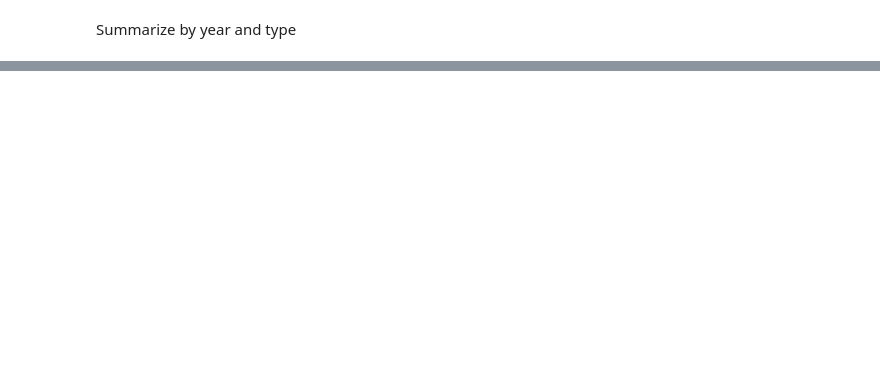
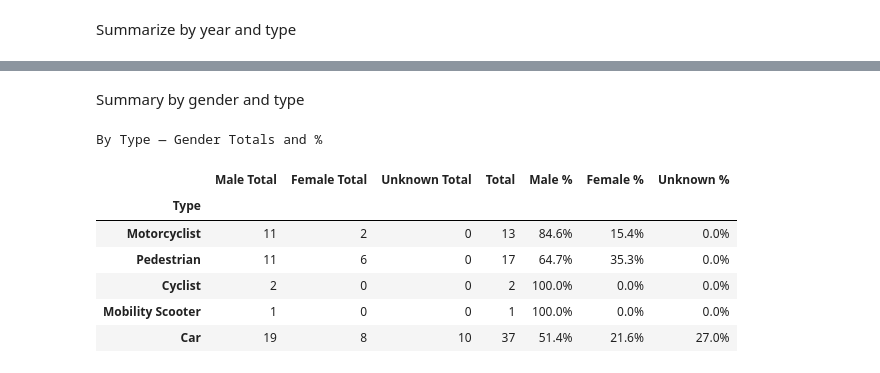
Before and after one commit to alex-jk/YRP-vehicle-accidents, a Jupyter notebook: yrp_vehicle_accidents_analysis.ipynb, the cells around one changed output, grey strips where cells are left out. Cells and saved outputs as stored; diff of their text form; code cells hidden in the pictures; blank space fills up the shorter version.

```diff
--- a/yrp_vehicle_accidents_analysis.ipynb
+++ b/yrp_vehicle_accidents_analysis.ipynb
@@ -145,0 +151,37 @@ Fatalities by Year and Victim Type
+# %% [markdown]
+Summary by gender and type
+# %%
+# By TYPE × GENDER with a clean display (uses your existing: df, gender_counts, totals_cols, select_cols)
+
+# totals by Type (no hard-coded names)
+by_type_gender = (
+    pd.concat([df['Type'],
+               df.apply(lambda r: gender_counts(r['Gender'], int(r['Deaths'])), axis=1)], axis=1)
+      .groupby('Type')[totals_cols].sum()
+).reindex(select_cols, fill_value=0)
+
+# add totals and percents
+by_type_gender['Total'] = by_type_gender[totals_cols].sum(axis=1)
+percent_cols = [c.replace('Total', '%') for c in totals_cols]
+for tcol, pcol in zip(totals_cols, percent_cols):
+    by_type_gender[pcol] = (by_type_gender[tcol] / by_type_gender['Total'] * 100).round(1)
+
+# tidy order
+ordered_cols = totals_cols + ['Total'] + percent_cols
+tbl_disp = by_type_gender[ordered_cols].copy()
+tbl_disp[totals_cols + ['Total']] = tbl_disp[totals_cols + ['Total']].astype(int)
+
+# nice display
+tbl_disp.style.set_caption("By Type — Gender Totals and %") \
+    .set_table_styles([{'selector': 'caption', 'props': [('font-weight','bold')]}]) \
+    .format({**{c: '{:,}' for c in totals_cols + ['Total']},
+             **{c: '{:.1f}%' for c in percent_cols}})
+# %% [output]
+By Type — Gender Totals and %
+|  | Male Total | Female Total | Unknown Total | Total | Male % | Female % | Unknown % |
+| Type |  |  |  |  |  |  |  |
+| Motorcyclist | 11 | 2 | 0 | 13 | 84.6% | 15.4% | 0.0% |
+| Pedestrian | 11 | 6 | 0 | 17 | 64.7% | 35.3% | 0.0% |
+| Cyclist | 2 | 0 | 0 | 2 | 100.0% | 0.0% | 0.0% |
+| Mobility Scooter | 1 | 0 | 0 | 1 | 100.0% | 0.0% | 0.0% |
+| Car | 19 | 8 | 10 | 37 | 51.4% | 21.6% | 27.0% |
```
Also changed, not shown: parts of 5 cells of this notebook.
